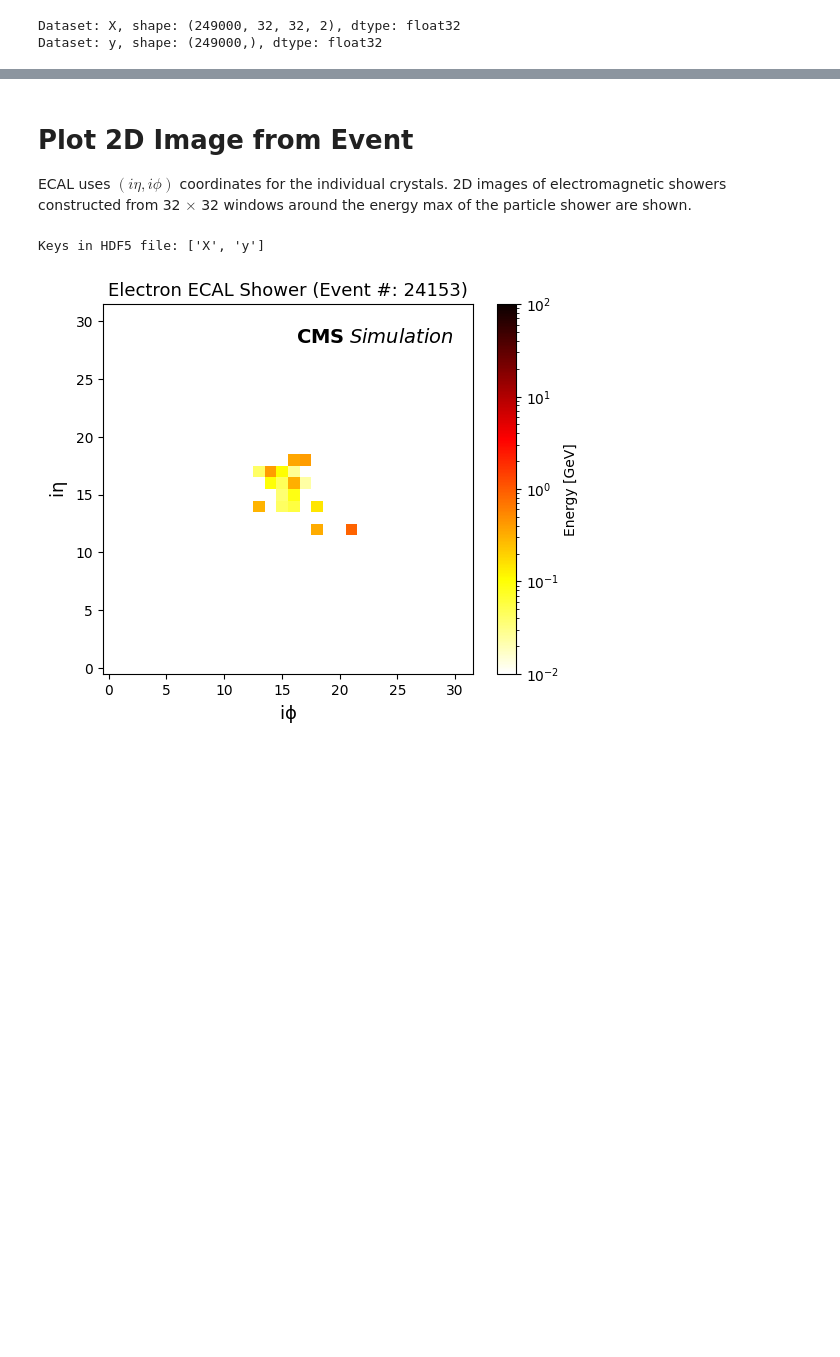
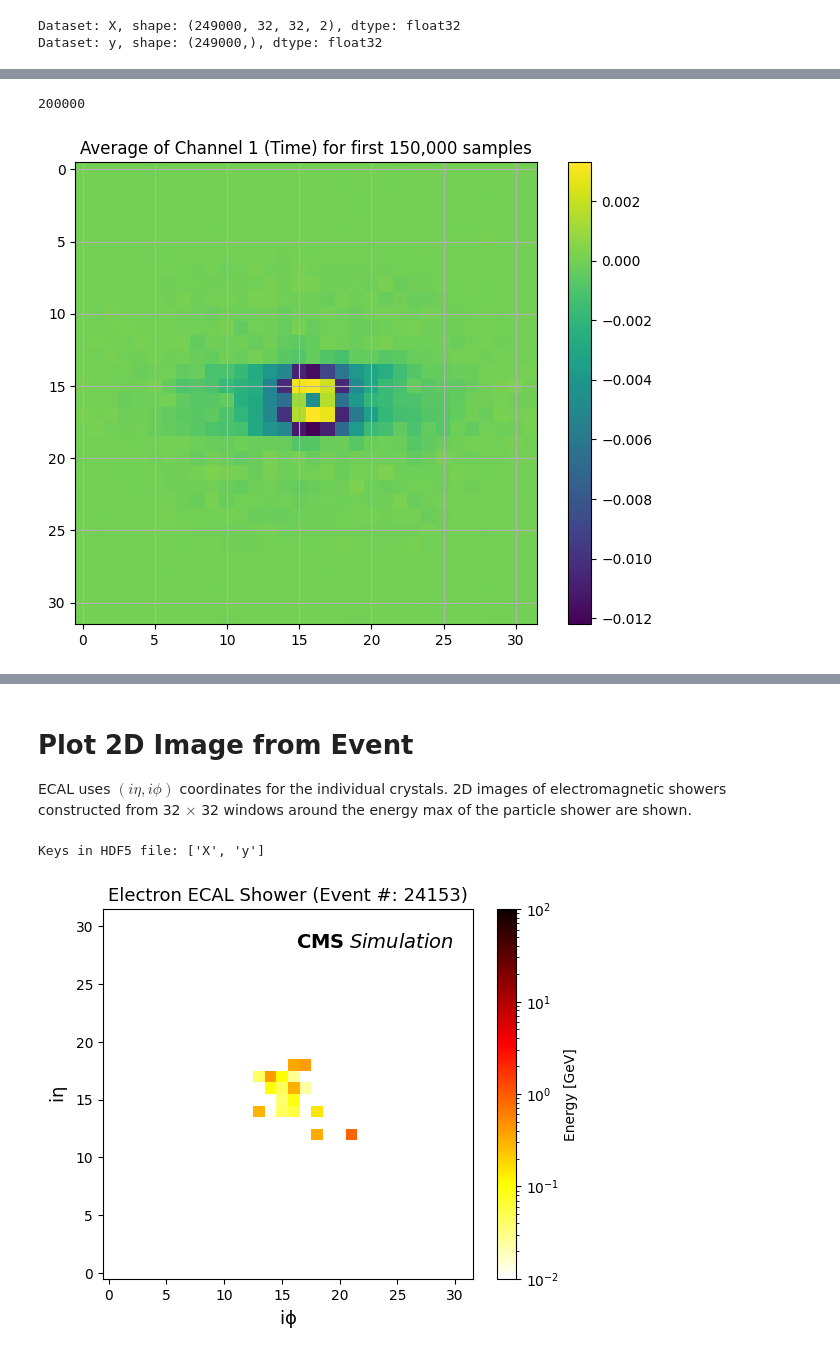
Before and after one commit to uzzielperez/lhcbMLbets, a Jupyter notebook: notebooks/eleVsPhoCNN1.ipynb, the cells around one changed output, grey strips where cells are left out. Cells and saved outputs as stored; diff of their text form; code cells hidden in the pictures; blank space fills up the shorter version.

```diff
--- a/notebooks/eleVsPhoCNN1.ipynb
+++ b/notebooks/eleVsPhoCNN1.ipynb
@@ -155,0 +209,21 @@ plt.show()
+# %%
+# Average image time channel
+print (len(X_train))
+sum_time_channel = np.zeros_like(X_train[0, :, :, 1])
+n_samples = 150000
+
+for i in range(n_samples):
+    sum_time_channel += X_train[i, :, :, 1]
+
+average_time_channel = sum_time_channel / n_samples
+
+# Visualize the average
+plt.figure(figsize=(8, 6))
+plt.imshow(average_time_channel)
+plt.title("Average of Channel 1 (Time) for first 150,000 samples")
+plt.colorbar()
+plt.grid(True)
+plt.show()
+# %% [output]
+200000
+[figure, added]
```
Also changed, not shown: parts of 21 cells of this notebook.
